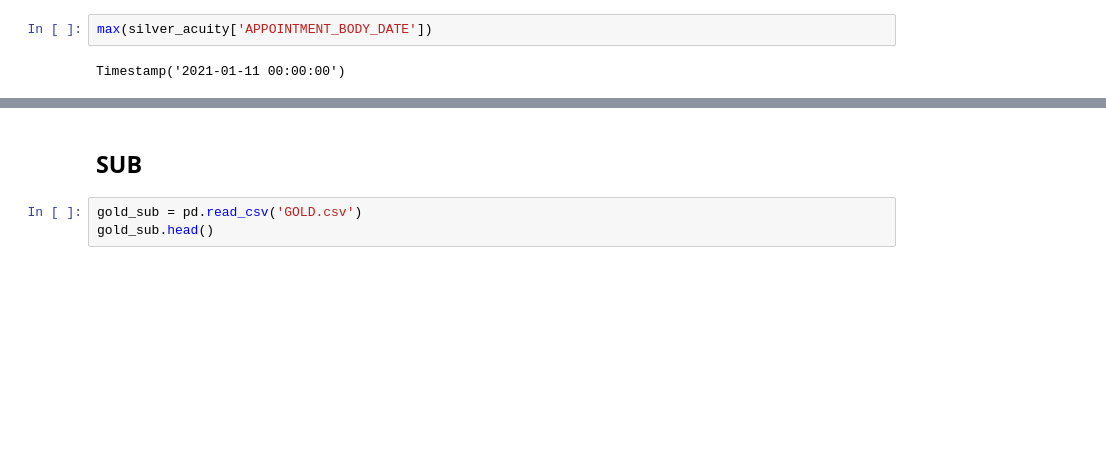
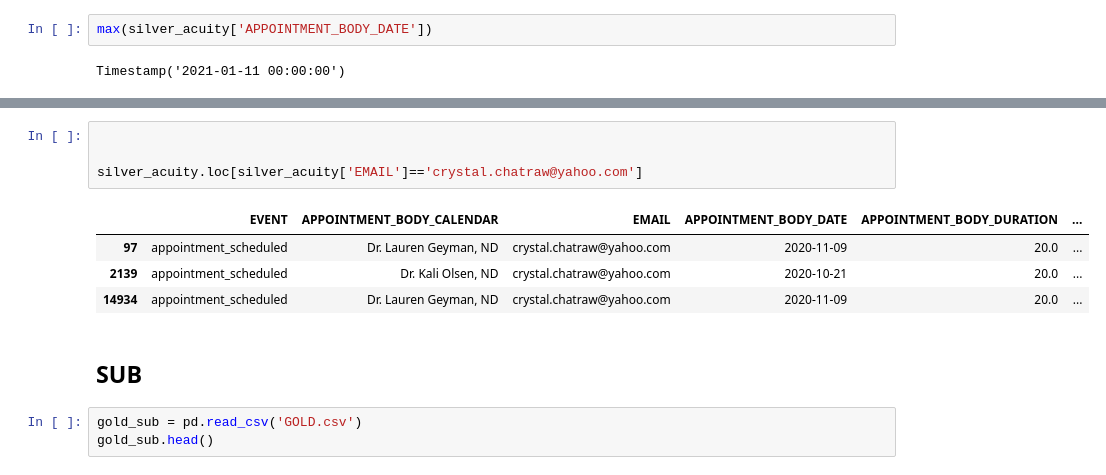
Before and after one commit to meaganlazer/Parking_Tickets_Timeseries, a Jupyter notebook: OrderData.ipynb, the cells around one changed output, grey strips where cells are left out. Cells and saved outputs as stored; diff of their text form; blank space fills up the shorter version.

```diff
--- a/OrderData.ipynb
+++ b/OrderData.ipynb
@@ -186,3 +193,12 @@ Timestamp('2021-01-11 00:00:00')
+# %%
+
+
+silver_acuity.loc[silver_acuity['EMAIL']=='crystal.chatraw@yahoo.com']
+# %% [output]
+|  | EVENT | APPOINTMENT_BODY_CALENDAR | EMAIL | APPOINTMENT_BODY_DATE | APPOINTMENT_BODY_DURATION | ... |
+| 97 | appointment_scheduled | Dr. Lauren Geyman, ND | crystal.chatraw@yahoo.com | 2020-11-09 | 20.0 | ... |
+| 2139 | appointment_scheduled | Dr. Kali Olsen, ND | crystal.chatraw@yahoo.com | 2020-10-21 | 20.0 | ... |
+| 14934 | appointment_scheduled | Dr. Lauren Geyman, ND | crystal.chatraw@yahoo.com | 2020-11-09 | 20.0 | ... |
 # %% [markdown]
 ## SUB
 # %%
```
Also changed, not shown: parts of 18 cells of this notebook.
